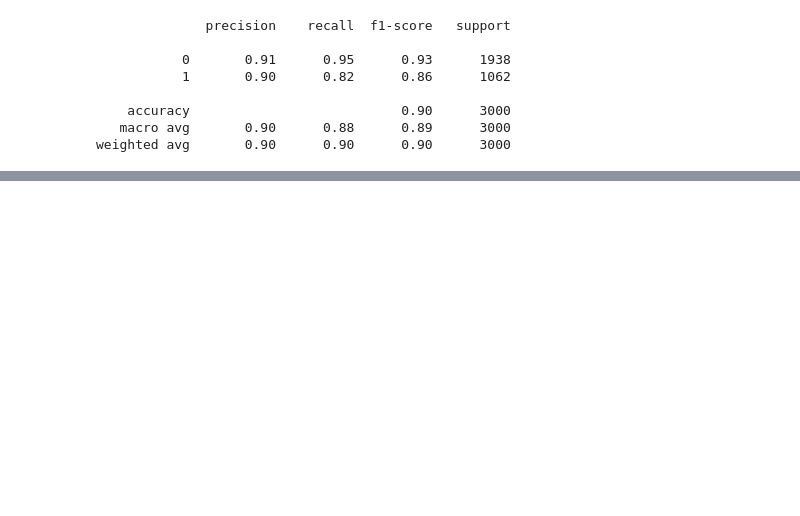
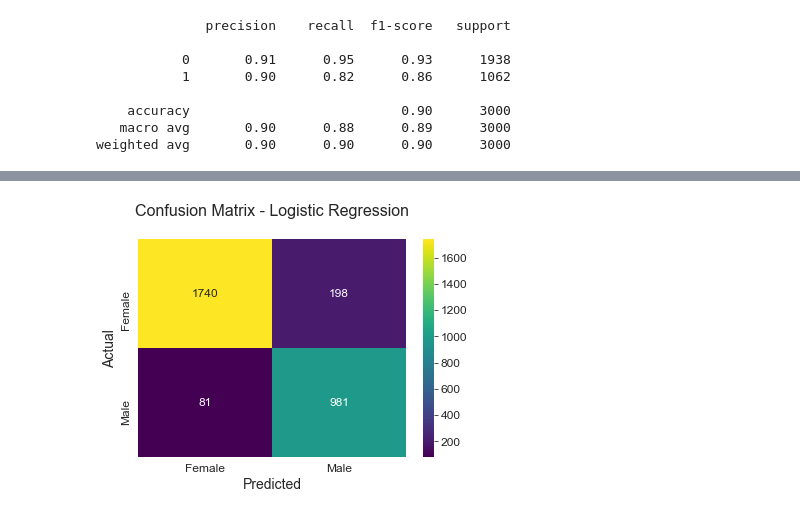
Before and after one commit to HNStaggs/Clinical-Trial-Gender-Gaps, a Jupyter notebook: DataProcessing.ipynb, the cells around one changed output, grey strips where cells are left out. Cells and saved outputs as stored; diff of their text form; code cells hidden in the pictures; blank space fills up the shorter version.

```diff
--- a/DataProcessing.ipynb
+++ b/DataProcessing.ipynb
@@ -1039,0 +1090,23 @@ weighted avg       0.90      0.90      0.90      3000
+# %%
+logreg = LogisticRegression(max_iter=100)
+logreg.fit(resampled_tfidf, resampled_df['Sex'])
+y_pred_logreg = logreg.predict(X_test_tfidf)
+
+
+logreg_accuracy = accuracy_score(y_test, y_pred_logreg)
+logreg_precision = precision_score(y_test, y_pred_logreg)
+logreg_recall = recall_score(y_test, y_pred_logreg)
+logreg_sensitivity =sensitivity_score(y_test, y_pred_logreg)
+logreg_specificity = specificity_score(y_test, y_pred_logreg)
+
+evaluation_metrics = ['Accuracy', 'Precision', 'Recall', 'Sensitivity', 'Specificity']
+logreg_scores = [logreg_accuracy, logreg_precision, logreg_recall, logreg_sensitivity, logreg_specificity]
+
+logreg_results_df = pd.DataFrame({
+    'Evaluation Metric': evaluation_metrics,
+    'logreg': logreg_scores
+})
+
+#logreg Evaluation Metrics
+
+print(tabulate(logreg_results_df, headers='keys', tablefmt='grid'))
@@ -1039,0 +1127,11 @@ weighted avg       0.90      0.90      0.90      3000
+# %%
+cm = confusion_matrix(y_test, y_pred_logreg)
+#sns.heatmap(cm, annot=True, cmap='Blues', fmt='g', xticklabels=svm_model.classes_, yticklabels=svm_model.classes_)
+sns.heatmap(cm, annot=True, cmap='viridis', fmt='g', xticklabels=['Female', 'Male'],
+            yticklabels=['Female', 'Male'], annot_kws={"size": 12})
+plt.xlabel('Predicted')
+plt.ylabel('Actual')
+plt.title('Confusion Matrix - Logistic Regression\n')
+plt.show()
+# %% [output]
+[figure, added]
```
Also changed, not shown: parts of 22 cells of this notebook.
